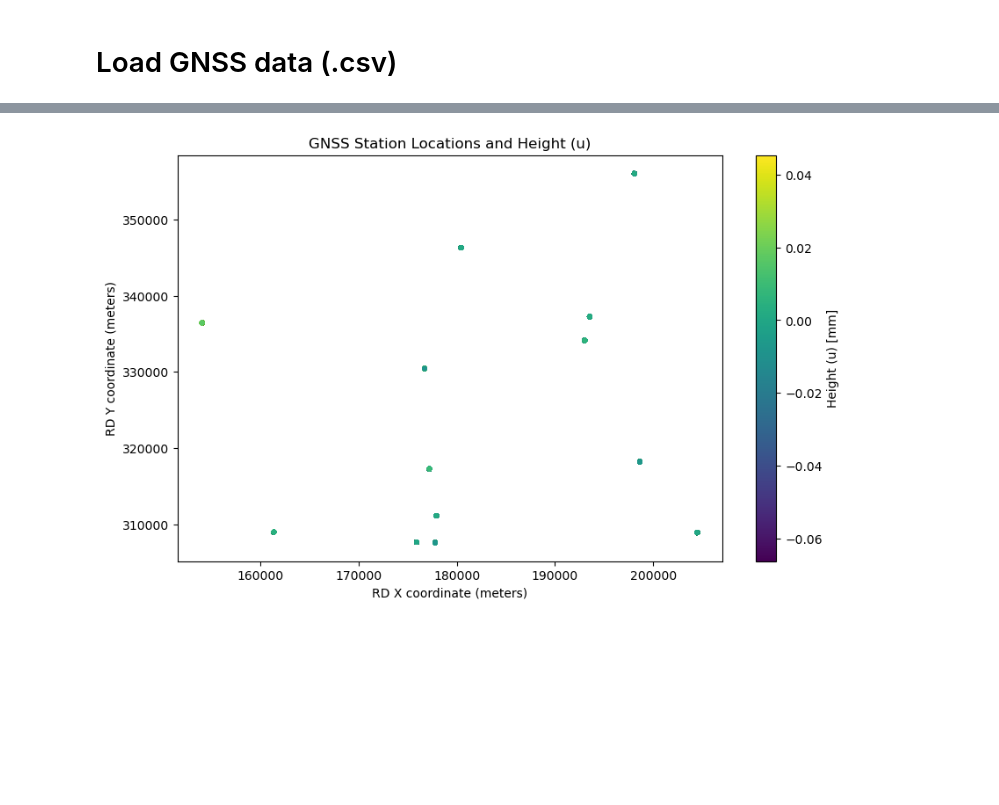
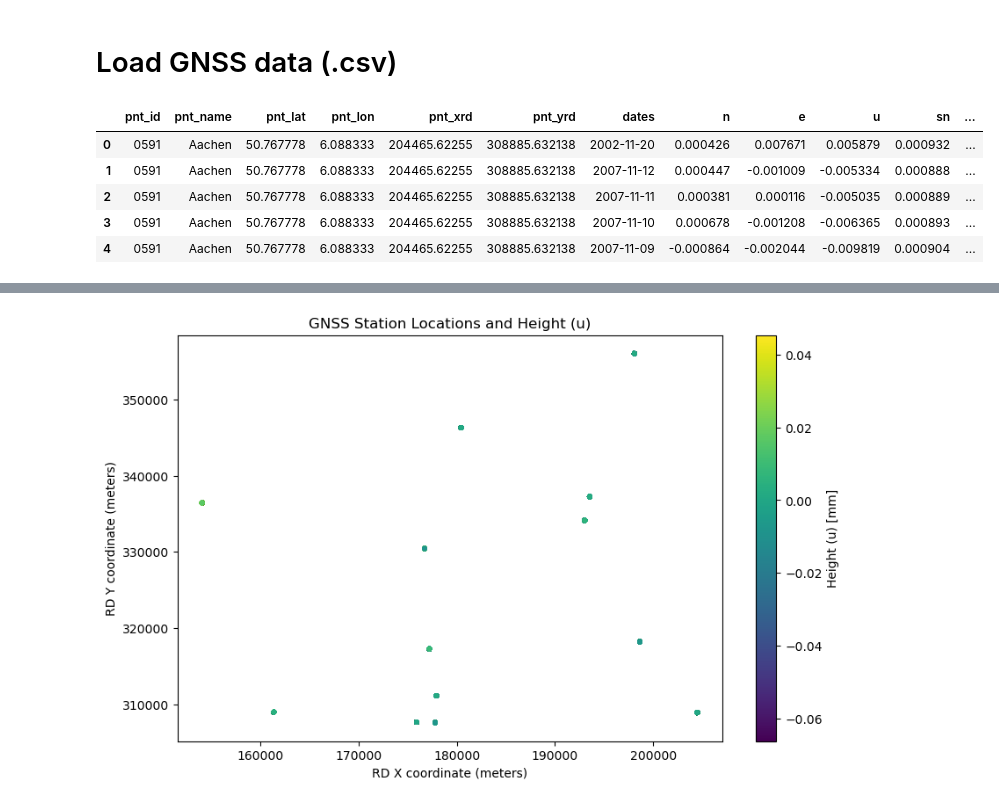
Before and after one commit to nigelwie/SHM-GH-Abandoned-Mines-Limburg, a Jupyter notebook: gnss/load_gnss_csv_file.ipynb, the cells around one changed output, grey strips where cells are left out. Drawn from its saved outputs; the diff is of its cells as text; code cells hidden in the pictures; blank space fills up the shorter version.

```diff
--- a/gnss/load_gnss_csv_file.ipynb
+++ b/gnss/load_gnss_csv_file.ipynb
@@ -18,6 +18,15 @@ df = pd.read_csv(path)
 # --- Parse + clean ---
 df["dates"] = pd.to_datetime(df["dates"], errors="coerce")
 df = df.dropna(subset=["dates"])  # drop rows with bad dates
+# %%
+df.head(5)
+# %% [output]
+|  | pnt_id | pnt_name | pnt_lat | pnt_lon | pnt_xrd | pnt_yrd | dates | n | e | u | sn | ... |
+| 0 | 0591 | Aachen | 50.767778 | 6.088333 | 204465.62255 | 308885.632138 | 2002-11-20 | 0.000426 | 0.007671 | 0.005879 | 0.000932 | ... |
+| 1 | 0591 | Aachen | 50.767778 | 6.088333 | 204465.62255 | 308885.632138 | 2007-11-12 | 0.000447 | -0.001009 | -0.005334 | 0.000888 | ... |
+| 2 | 0591 | Aachen | 50.767778 | 6.088333 | 204465.62255 | 308885.632138 | 2007-11-11 | 0.000381 | 0.000116 | -0.005035 | 0.000889 | ... |
+| 3 | 0591 | Aachen | 50.767778 | 6.088333 | 204465.62255 | 308885.632138 | 2007-11-10 | 0.000678 | -0.001208 | -0.006365 | 0.000893 | ... |
+| 4 | 0591 | Aachen | 50.767778 | 6.088333 | 204465.62255 | 308885.632138 | 2007-11-09 | -0.000864 | -0.002044 | -0.009819 | 0.000904 | ... |
 # %%
 ################################################################################
 #
```
Also changed, not shown: parts of 4 cells of this notebook, 1 other file.
